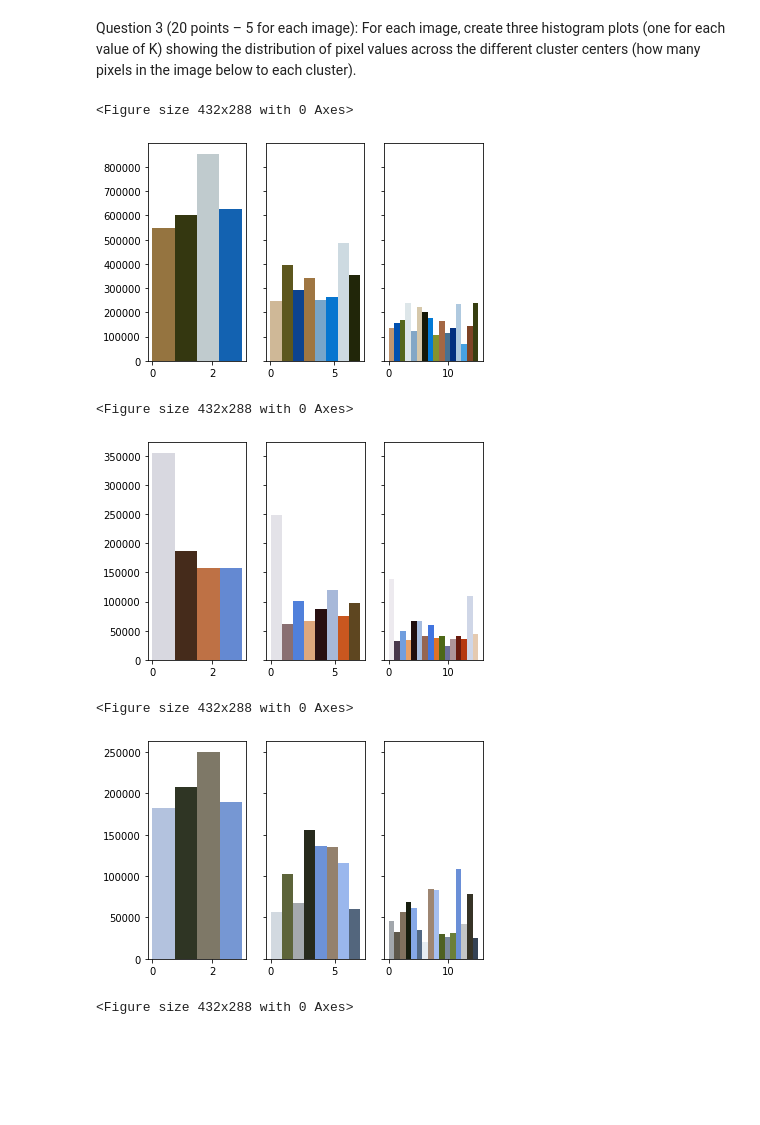
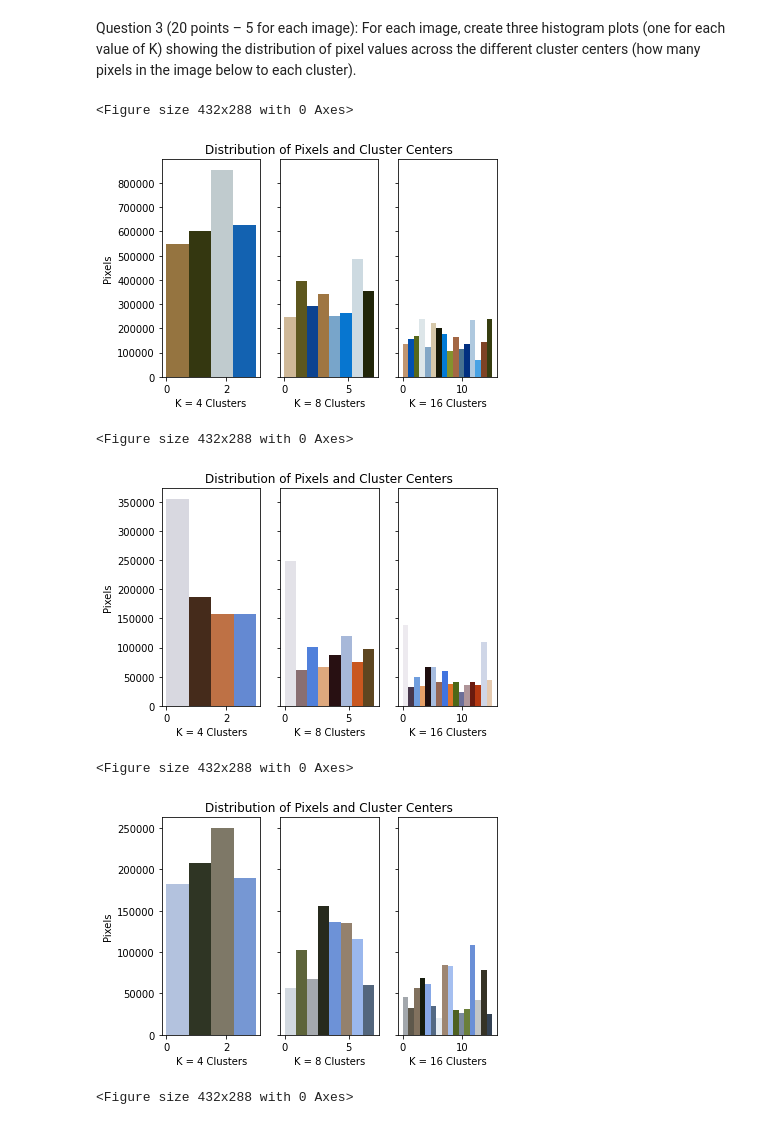
Before and after one commit to sarhuang/cosc425, a Jupyter notebook: Lab3/lab3.ipynb, the cells around one changed output. Cells and saved outputs as stored; diff of their text form; code cells hidden in the pictures; blank space fills up the shorter version.

Commit message:
add labels to graphs

```diff
--- a/Lab3/lab3.ipynb
+++ b/Lab3/lab3.ipynb
@@ -36,7 +36,7 @@ def clusterImage(image_file, k):
           pixel_array[i] = kmeans.cluster_centers_[cluster_indices[i]]
 
      new_image = np.reshape(pixel_array, image_array.shape)
-     return new_image, cluster_indices, kmeans.cluster_centers_
+     return new_image, kmeans.cluster_centers_, cluster_indices
 # %% [markdown]
 Question 2 (40 points – 10 for each image): For each of the four images, try K=4, K=8,
 and K=16 and visualize the updated image with the new colors based on the cluster centers.
@@ -80,31 +82,36 @@ centers (how many pixels in the image below to each cluster).
 # %%
 images = ['./images/ayreshall.jpeg', './images/checkerneyland.jpeg', './images/minkao.jpeg', './images/smokey.jpeg']
 
 for i in range(len(images)):
     figure = plt.figure()
     fig, axes = plt.subplots(1, 3, sharey=True)
-    plt.title = images[i]
+    figure.title = images[i]
+    axes[1].set_title("Distribution of Pixels and Cluster Centers")
+    axes[0].set_xlabel("K = 4 Clusters")
+    axes[1].set_xlabel("K = 8 Clusters")
+    axes[2].set_xlabel("K = 16 Clusters")
+    axes[0].set_ylabel("Pixels")
 
-    image1, histogram1, centers = clusterImage(images[i], 4)
-    n, n1, clusterIndex = axes[0].hist(histogram1, 4)
+    image1, centers, histogram1 = clusterImage(images[i], 4)
+    n, n1, patches = axes[0].hist(histogram1, 4)
     #Makes the histogram bars the colors of the clusters
-    for j in range(len(clusterIndex)):
-        clusterIndex[j].set_facecolor(centers[j]/256)
+    for j in range(len(patches)):
+        patches[j].set_facecolor(centers[j]/256)
 
-    image2, histogram2, centers = clusterImage(images[i], 8)
-    n, n1, clusterIndex = axes[1].hist(histogram2, 8)
-    for k in range(len(clusterIndex)):
-        clusterIndex[k].set_facecolor(centers[k]/256)
+    image2, centers, histogram2 = clusterImage(images[i], 8)
+    n, n1, patches = axes[1].hist(histogram2, 8)
+    for k in range(len(patches)):
+        patches[k].set_facecolor(centers[k]/256)
 
-    image3, histogram3, centers = clusterImage(images[i], 16)
-    n, n1, clusterIndex = axes[2].hist(histogram3, 16)
-    for m in range(len(clusterIndex)):
-        clusterIndex[m].set_facecolor(centers[m]/256)
+    image3, centers, histogram3 = clusterImage(images[i], 16)
+    n, n1, patches = axes[2].hist(histogram3, 16)
+    for m in range(len(patches)):
+        patches[m].set_facecolor(centers[m]/256)
 # %% [output]
 <Figure size 432x288 with 0 Axes>
-[figure, old version]
+[figure, new version]
 <Figure size 432x288 with 0 Axes>
-[figure, old version]
+[figure, new version]
 <Figure size 432x288 with 0 Axes>
-[figure, old version]
+[figure, new version]
 <Figure size 432x288 with 0 Axes>
```
Also changed, not shown: parts of 2 cells of this notebook.
